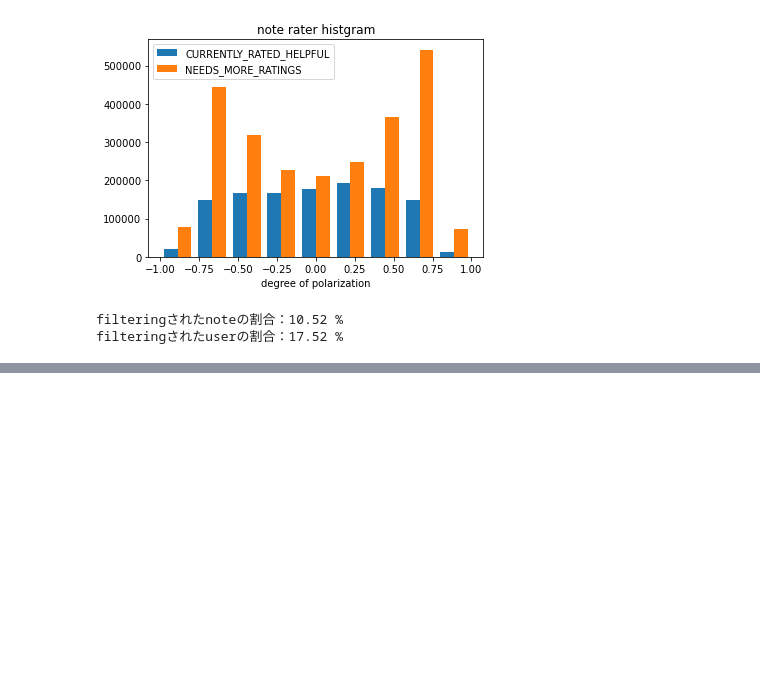
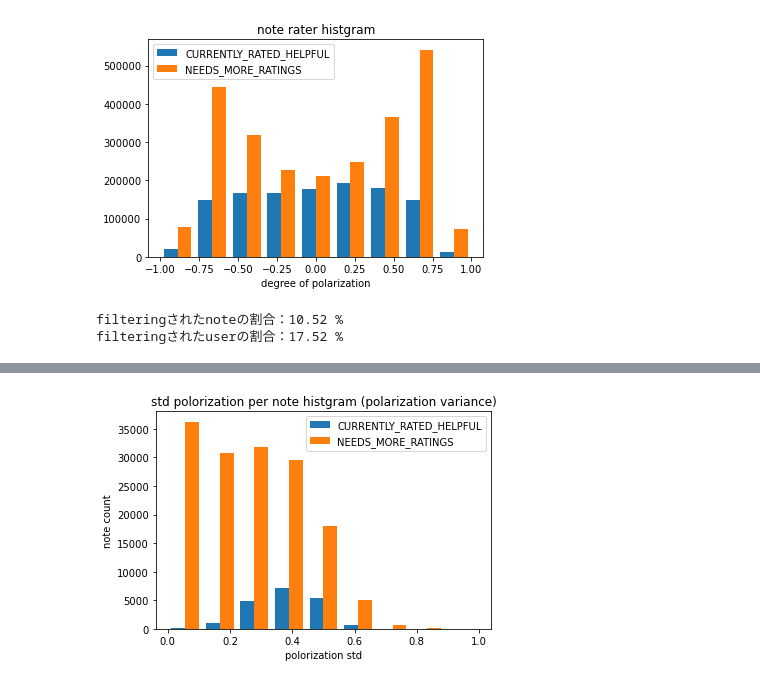
Before and after one commit to SnoozingJellyfish/communitynotes, a Jupyter notebook: note_analysis.ipynb, the cells around one changed output, grey strips where cells are left out. Cells and saved outputs as stored; diff of their text form; code cells hidden in the pictures; blank space fills up the shorter version.

```diff
--- a/note_analysis.ipynb
+++ b/note_analysis.ipynb
@@ -110,0 +188,16 @@ filteringされたuserの割合：17.52 %
+# %%
+# noteごとの評価したuserのfactorの標準偏差（分極度のばらつき）のヒストグラム
+# HELPFULなnoteの方が分極度がばらついている
+
+bins = np.linspace(0, 1, 10)
+std_helpful_arr = np.array(user_factor_per_note["std"]["CURRENTLY_RATED_HELPFUL"])
+std_need_arr = np.array(user_factor_per_note["std"]["NEEDS_MORE_RATINGS"])
+
+plt.hist([std_helpful_arr, std_need_arr], bins, label=["CURRENTLY_RATED_HELPFUL", "NEEDS_MORE_RATINGS"])
+plt.legend()
+plt.xlabel("polorization std")
+plt.ylabel("note count")
+plt.title("std polorization per note histgram (polarization variance)")
+plt.savefig("figure/std_polorization_per_note_histgram.jpg")
+# %% [output]
+[figure, added]
```
Also changed, not shown: parts of 13 cells of this notebook, 4 other files.
